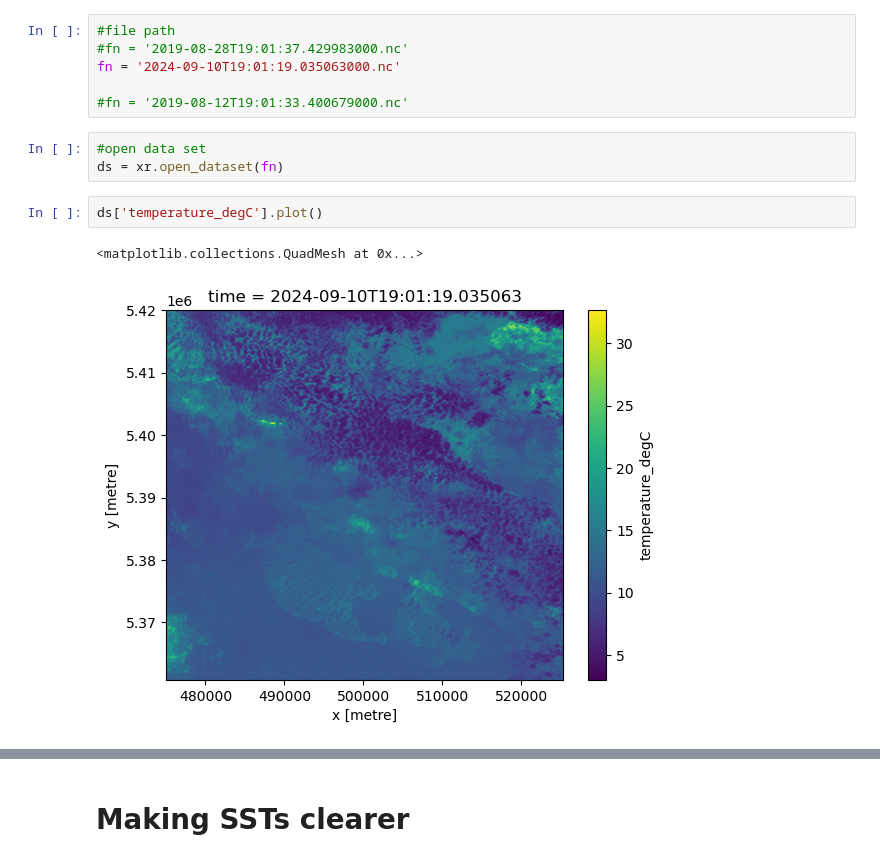
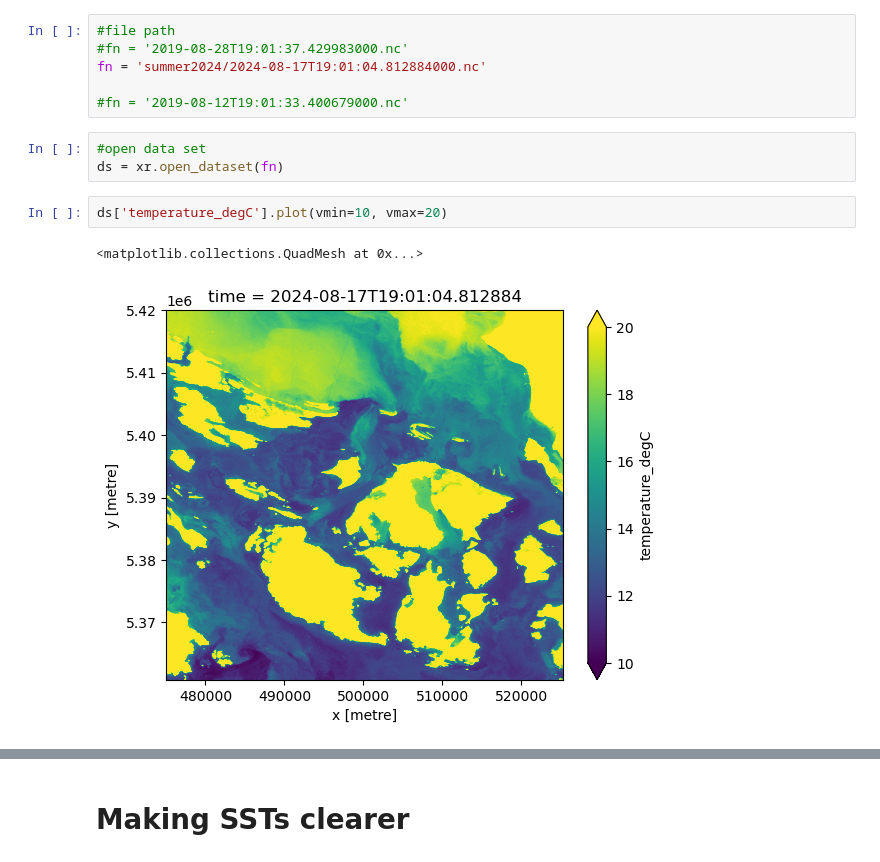
Before and after one commit to elischwat/summerfog, a Jupyter notebook: landsat/plotting-scenes-izzie.ipynb, the cells around one changed output, grey strips where cells are left out. Cells and saved outputs as stored; diff of their text form.

```diff
--- a/landsat/plotting-scenes-izzie.ipynb
+++ b/landsat/plotting-scenes-izzie.ipynb
@@ -15,14 +15,14 @@ files
 # %%
 #file path
 #fn = '2019-08-28T19:01:37.429983000.nc'
-fn = '2024-09-10T19:01:19.035063000.nc'
+fn = 'summer2024/2024-08-17T19:01:04.812884000.nc'
 
 #fn = '2019-08-12T19:01:33.400679000.nc'
 # %%
 #open data set
 ds = xr.open_dataset(fn)
 # %%
-ds['temperature_degC'].plot()
+ds['temperature_degC'].plot(vmin=10, vmax=20)
 # %% [output]
 <matplotlib.collections.QuadMesh at 0x...>
-[figure, old version]
+[figure, new version]
```
Also changed, not shown: parts of 3 cells of this notebook, 1 other file.
